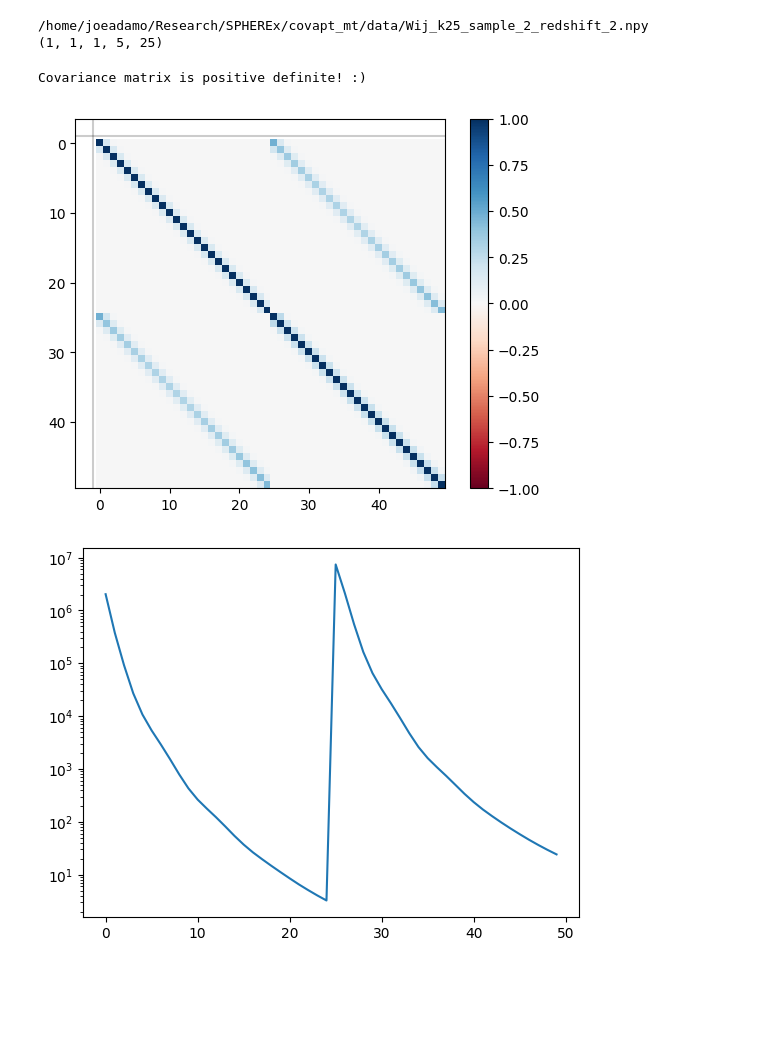
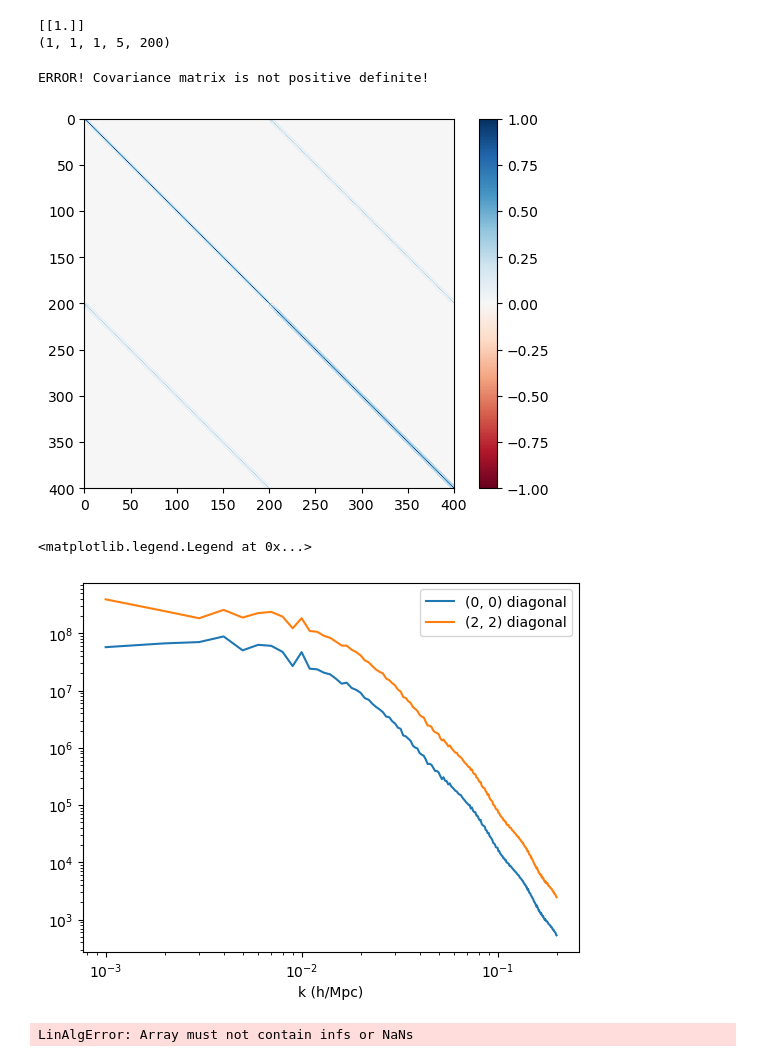
Before and after one commit to jadamo/covapt_mt, a Jupyter notebook: test_mt_covapt.ipynb, the cells around one changed output. Drawn from its saved outputs; the diff is of its cells as text; code cells hidden in the pictures; blank space fills up the shorter version.

```diff
--- a/test_mt_covapt.ipynb
+++ b/test_mt_covapt.ipynb
@@ -3,18 +3,29 @@ import numpy as np
 import matplotlib.pyplot as plt
 
 from covapt_mt.covapt import covariance_model
-# %%
-pk_galaxy_file = "/home/joeadamo/Research/SPHEREx/spherex_emu/data/ps_eft_sample_2_redshift_2.npy"
-n_galaxy = np.array([0.00857])
-alpha = 1.
-
-model = covariance_model(2, 2, n_galaxy, alpha)
-model.load_power_spectrum(pk_galaxy_file)
-
-print(model.pk_galaxy.shape)
-# %% [output]
-/home/joeadamo/Research/SPHEREx/covapt_mt/data/Wij_k25_sample_2_redshift_2.npy
-(1, 1, 1, 5, 25)
+# %%
+pk_galaxy_file = "/home/joeadamo/Research/SPHEREx/covapt_mt/data/ps_for_Robin.npy"
+pk_galaxy_dir = "/home/joeadamo/Research/SPHEREx/covapt_mt/data/"
+window_dir = "/home/joeadamo/Research/SPHEREx/covapt_mt/data/Wij_k200_for_Robin.npy"
+k = np.loadtxt(pk_galaxy_dir+"k_FS.dat")
+# P0 = np.loadtxt(pk_galaxy_dir+"P0_FS.dat")
+# P2 = np.loadtxt(pk_galaxy_dir+"P2_FS.dat")
+# P4 = np.loadtxt(pk_galaxy_dir+"P4_FS.dat")
+# pk_galaxy = np.vstack([P0, P2, P4])
+# pk_galaxy = pk_galaxy.reshape((1, 1, pk_galaxy.shape[0], pk_galaxy.shape[1]))
+#np.save(pk_galaxy_dir+"ps_for_Robin.npy", pk_galaxy)
+
+n_galaxy = np.array([3e-4])
+alpha = 1.
+
+model = covariance_model(2, 2, n_galaxy, alpha, k, window_dir)
+model.load_power_spectrum(pk_galaxy_file)
+
+print(model.alpha_mt)
+print(model.pk_galaxy.shape)
+# %% [output]
+[[1.]]
+(1, 1, 1, 5, 200)
 # %%
 C_G = model.get_mt_gaussian_covariance()
 P_G = np.zeros_like(C_G)
@@ -43,12 +54,20 @@ for z in range(model.num_zbins):
     for i in range(model.num_spectra):
         plt.axvline(i*model.num_kbins*2 - 1, c="black", alpha=0.2)
         plt.axhline(i*model.num_kbins*2 - 1, c="black", alpha=0.2)
+    plt.xlim(0, model.num_spectra*2*model.num_kbins)
+    plt.ylim(model.num_spectra*2*model.num_kbins, 0)
     plt.colorbar()
 # %% [output]
-Covariance matrix is positive definite! :)
+ERROR! Covariance matrix is not positive definite!
-[figure, old version]
+[figure, new version]
 # %%
-plt.plot(np.diag(C_G[0]))
+plt.plot(k, np.diag(C_G[0])[:len(k)], label="(0, 0) diagonal")
+plt.plot(k, np.diag(C_G[0])[len(k):], label="(2, 2) diagonal")
+plt.xscale("log")
 plt.yscale("log")
+
+plt.xlabel("k (h/Mpc)")
+plt.legend()
 # %% [output]
+<matplotlib.legend.Legend at 0x...>
-[figure, old version]
+[figure, new version]
@@ -57,0 +74,11 @@ np.save("/home/joeadamo/Research/SPHEREx/spherex_emu/data/cov_2_sample_2_redshif
+# %%
+for z in range(model.num_zbins):
+    eigvals, __ = np.linalg.eig(C_G[z])
+
+    print("there are {:0.0f} negative eigenvalues!".format(len(eigvals[(eigvals < 0)])))
+    plt.figure()
+    plt.plot(eigvals)
+    plt.plot(abs(eigvals), c="black", ls="--")
+    plt.yscale("log")
+# %% [output]
+LinAlgError: Array must not contain infs or NaNs
```
Also changed, not shown: parts of 2 cells of this notebook, 4 other files.
